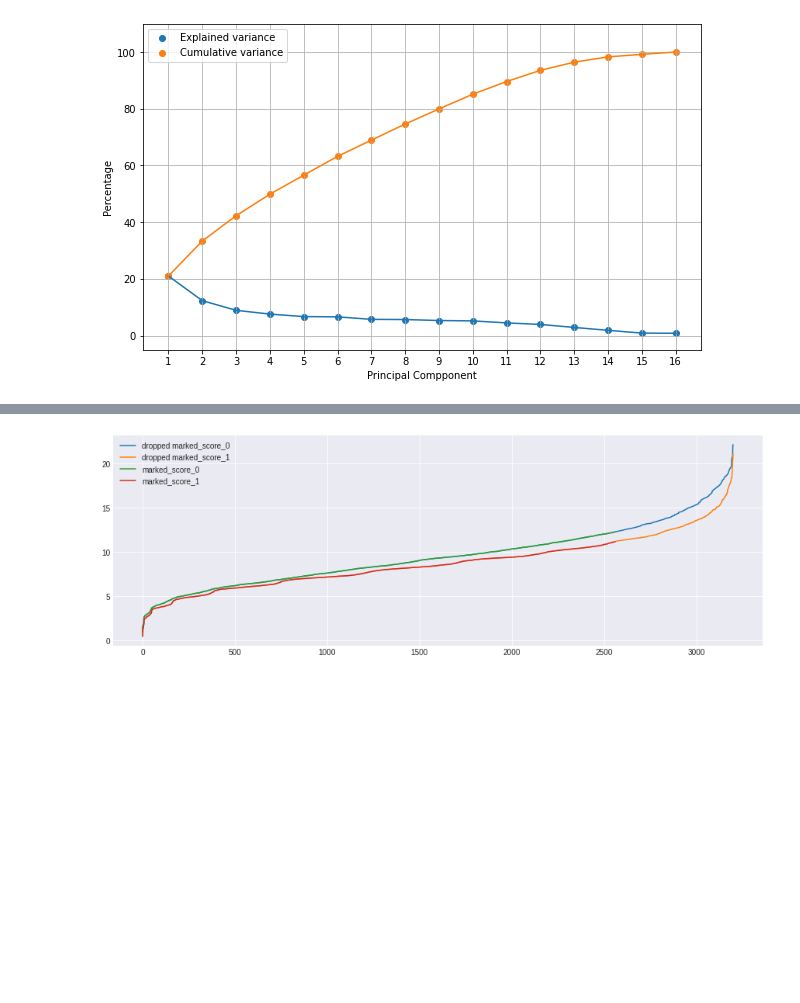
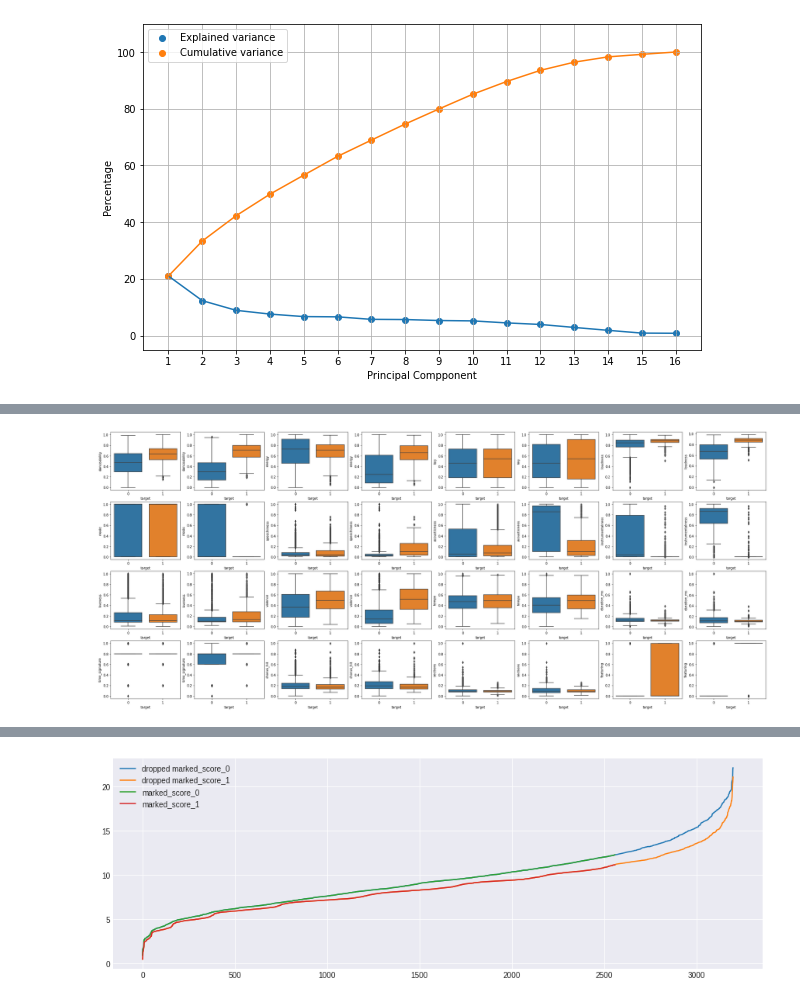
Before and after one commit to MatteoStoisa/DataSpaces_project, a Jupyter notebook: projectDataSpacesMatteoStoisa_the_spotify_hit_predictor_dataset_dataset_of_10s.ipynb, the cells around one changed output, grey strips where cells are left out. Saved outputs shown, nothing was run; the diff lists cells and outputs as text; code cells hidden in the pictures; blank space fills up the shorter version.

```diff
--- a/projectDataSpacesMatteoStoisa_the_spotify_hit_predictor_dataset_dataset_of_10s.ipynb
+++ b/projectDataSpacesMatteoStoisa_the_spotify_hit_predictor_dataset_dataset_of_10s.ipynb
@@ -364,3 +395,18 @@ def median_distance(vector):
+# %%
+dropped_median_distance_separate['target'] = dataset_labels.loc[dropped_median_distance_separate.index].values
+
+fig, axes = plt.subplots(4, 8, figsize=(36, 15))
+num=0
+for column in primary_features:
+  sns.boxplot(ax=axes[int(num/8), num%8], data=whole_dataset, x='target', y=column)
+  num+=1
+  sns.boxplot(ax=axes[int(num/8), num%8], data=dropped_median_distance_separate, x='target', y=column)
+  #if num < 12:
+    #axes[int(num/4), num%4].xaxis.label.set_visible(False)
+  num+=1
+plt.show()
+# %% [output]
+[figure, added]
 # %%
 dataset_0['score_0'] = score(dataset_0)
 dataset_1['score_1'] = score(dataset_1)
```
Also changed, not shown: parts of 15 cells of this notebook.
